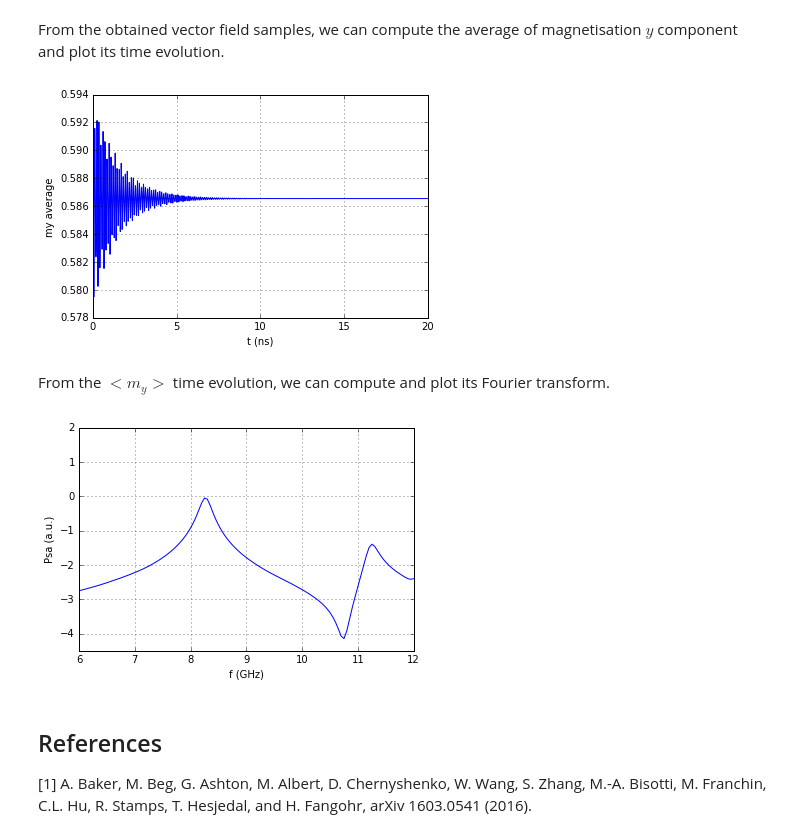
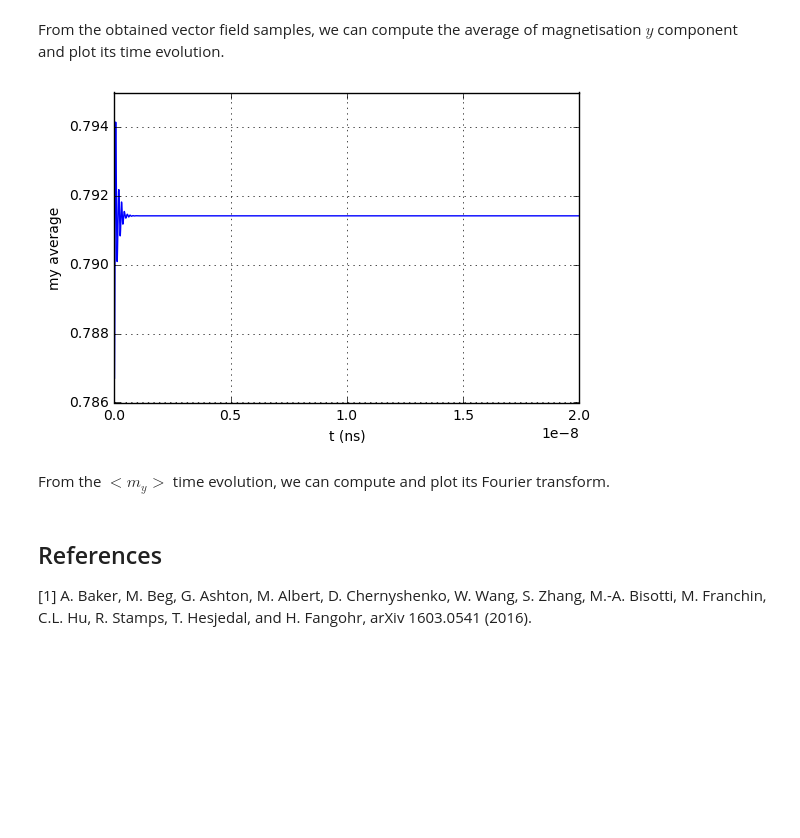
Before and after one commit to ubermag/oommfc, a Jupyter notebook: docs/ipynb/fmr_standard_problem.ipynb, the cells around one changed output. Drawn from its saved outputs; the diff is of its cells as text; code cells hidden in the pictures; blank space fills up the shorter version.

```diff
--- a/docs/ipynb/fmr_standard_problem.ipynb
+++ b/docs/ipynb/fmr_standard_problem.ipynb
@@ -98,6 +74,6 @@ In the dynamic stage, we use the relaxed state from the relaxation stage.
 # %%
 # Change external magnetic field.
 H = 8e4 * np.array([0.81923192051904048, 0.57346234436332832, 0.0])
-sim.set_H(H)
+system.hamiltonian.zeeman.H = H
 # %% [markdown]
 In this stage, the Gilbert damping is reduced.
@@ -106,2 +80,7 @@ sim.alpha = 0.008
+# %%
+alpha = 0.1
+gamma = 2.211e5
+
+system.dynamics = oc.Precession(gamma) + oc.Damping(alpha)
 # %% [markdown]
 Finally, we run the multiple stage simulation.
@@ -114,37 +94,26 @@ sim.run_until(total_time, stages)
 ## Postprocessing
 # %% [markdown]
 From the obtained vector field samples, we can compute the average of magnetisation $y$ component and plot its time evolution.
-# %%
-import glob
-import matplotlib.pyplot as plt
-from oommffield import read_oommf_file
-
-# Compute the <my>
-t_list = []
-myav = []
-for i in range(stages):
-    omf_filename = glob.glob('fmr_standard_problem/fmr_standard_problem-Oxs_TimeDriver-Spin-%09d-*.omf' % i)[0]
-    m_field = read_oommf_file(omf_filename)
-    t_list.append(i*total_time/stages)
-    myav.append(m_field.average()[1])
-
-t_array = np.array(t_list)
-myav = np.array(myav)
-
-# Plot <my> time evolution.
-plt.plot(t_array/1e-9, myav)
-plt.xlabel('t (ns)')
-plt.ylabel('my average')
-plt.grid()
-# %% [output]
-[figure, removed]
+# %%
+import matplotlib.pyplot as plt
+
+t = system.dt['t'].as_matrix()
+my = system.dt['mx'].as_matrix()
+
+# Plot <my> time evolution.
+plt.plot(t, my)
+plt.xlabel('t (ns)')
+plt.ylabel('my average')
+plt.grid()
+# %% [output]
+[figure, added]
 # %% [markdown]
 From the $<m_{y}>$ time evolution, we can compute and plot its Fourier transform.
 # %%
 import scipy.fftpack
 
-psd = np.log10(np.abs(scipy.fftpack.fft(myav))**2)
-f_axis = scipy.fftpack.fftfreq(stages, d=total_time/stages)
+psd = np.log10(np.abs(scipy.fftpack.fft(my))**2)
+f_axis = scipy.fftpack.fftfreq(4000, d=20e-9/4000)
 
 plt.plot(f_axis/1e9, psd)
 plt.xlim([6, 12])
@@ -152,8 +121,6 @@ plt.ylim([-4.5, 2])
 plt.xlabel('f (GHz)')
 plt.ylabel('Psa (a.u.)')
 plt.grid()
-# %% [output]
-[figure, removed]
 # %% [markdown]
 ## References
 [1] A. Baker, M. Beg, G. Ashton, M. Albert, D. Chernyshenko, W. Wang, S. Zhang, M.-A. Bisotti, M. Franchin, C.L. Hu, R. Stamps, T. Hesjedal, and H. Fangohr, arXiv 1603.0541 (2016).
```
Also changed, not shown: parts of 12 cells of this notebook, 1 other file.
